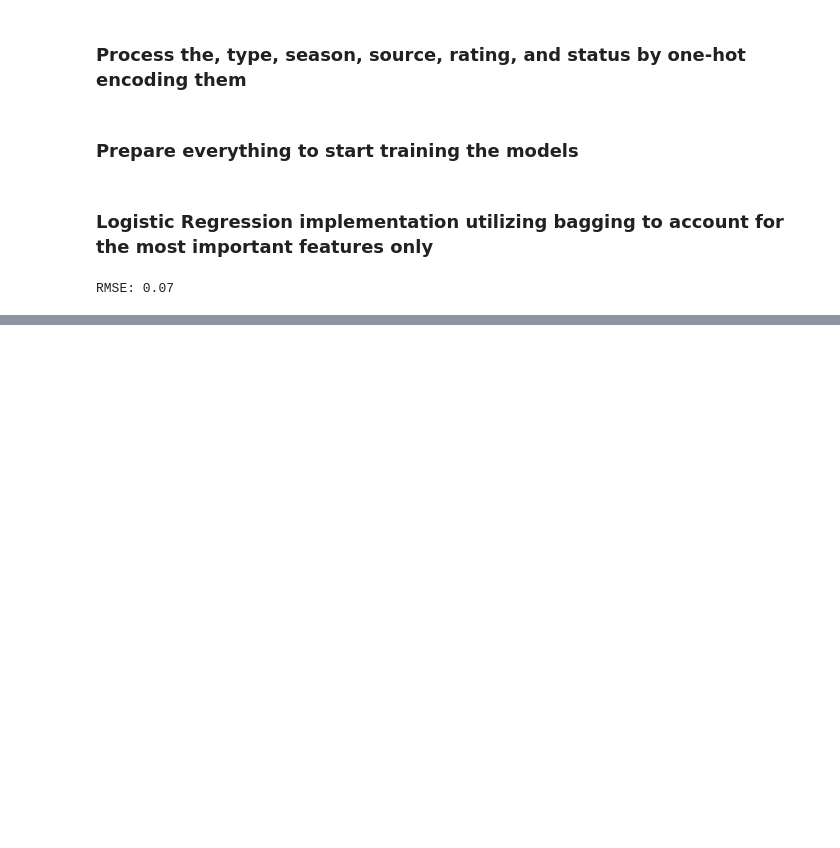
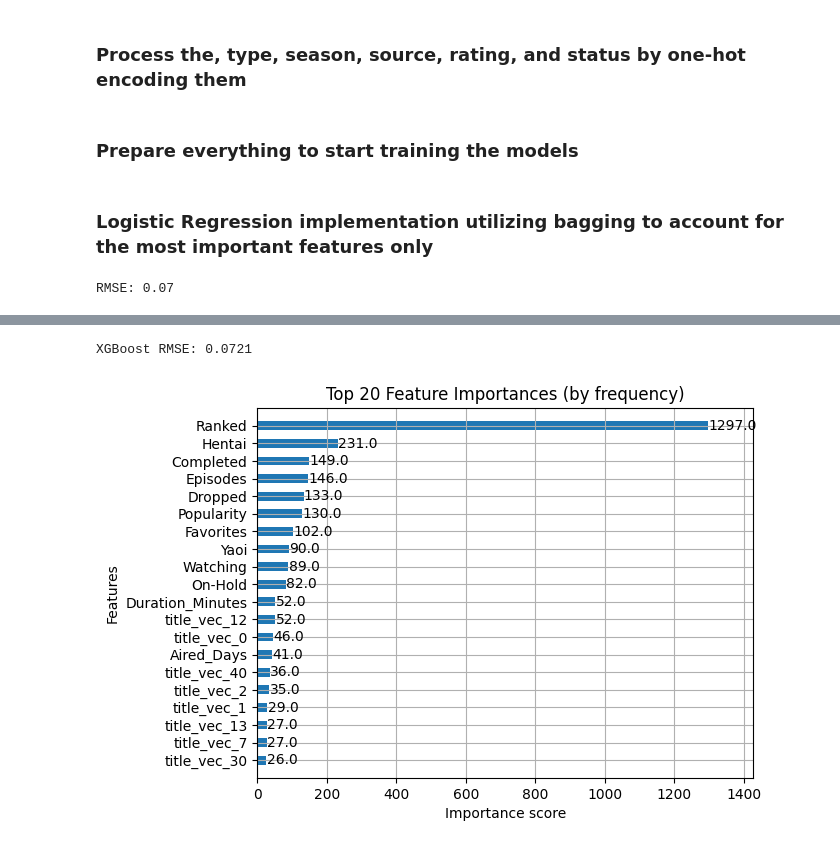
Before and after one commit to GiuliannaNevarezYee/CS-4361-Project-GGZ, a Jupyter notebook: Machine Learn/Project.ipynb, the cells around one changed output, grey strips where cells are left out. Saved outputs shown, nothing was run; the diff lists cells and outputs as text; code cells hidden in the pictures; blank space fills up the shorter version.

Commit message:
xgboost added

```diff
--- a/Machine Learn/Project.ipynb
+++ b/Machine Learn/Project.ipynb
@@ -356,2 +430,29 @@ plt.show()
+# %%
+from xgboost import XGBRegressor
+
+# Train the model
+X_scaled_df = pd.DataFrame(X_scaled, columns=X.columns)
+
+# Split as DataFrames
+X_train, X_test, y_train, y_test = train_test_split(X_scaled_df, y_scaled, test_size=0.2, random_state=42)
+
+# Fit XGBoost with named features
+xgb_model = XGBRegressor(n_estimators=100, learning_rate=0.1, max_depth=6, random_state=42)
+xgb_model.fit(X_train, y_train)
+
+# Predict and evaluate
+y_pred = xgb_model.predict(X_test)
+rmse_xgb = np.sqrt(mean_squared_error(y_test, y_pred))
+print(f"XGBoost RMSE: {rmse:.4f}")
+# %% [output]
+XGBoost RMSE: 0.0721
+# %%
+from xgboost import plot_importance
+
+plot_importance(xgb_model, max_num_features=20, importance_type='weight', height=0.5)
+plt.title("Top 20 Feature Importances (by frequency)")
+plt.show()
+# %% [output]
+[figure, added]
 # %%
 # RMSE values
```
Also changed, not shown: parts of 7 cells of this notebook.
